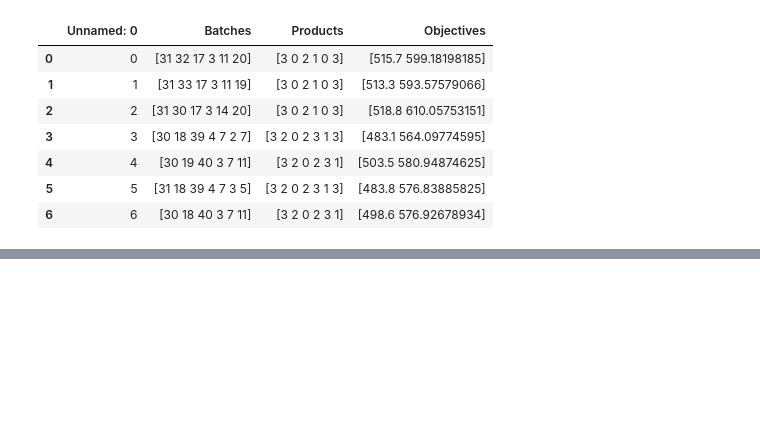
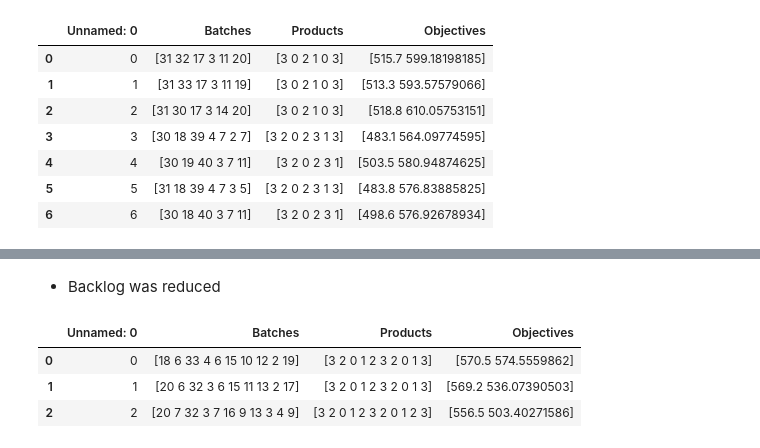
Before and after one commit to DTKx/capacityplanpy, a Jupyter notebook: 02_implementacao/parse_raw.ipynb, the cells around one changed output, grey strips where cells are left out. Cells and saved outputs as stored; diff of their text form; code cells hidden in the pictures; blank space fills up the shorter version.

```diff
--- a/02_implementacao/parse_raw.ipynb
+++ b/02_implementacao/parse_raw.ipynb
@@ -992,0 +1046,10 @@ results
+# %% [markdown]
+- Backlog was reduced
+# %%
+results=pd.read_csv(root_path_analysis+name+"solutions.csv")# Import from csv
+results
+# %% [output]
+|  | Unnamed: 0 | Batches | Products | Objectives |
+| 0 | 0 | [18 6 33 4 6 15 10 12 2 19] | [3 2 0 1 2 3 2 0 1 3] | [570.5 574.5559862] |
+| 1 | 1 | [20 6 32 3 6 15 11 13 2 17] | [3 2 0 1 2 3 2 0 1 3] | [569.2 536.07390503] |
+| 2 | 2 | [20 7 32 3 7 16 9 13 3 4 9] | [3 2 0 1 2 3 2 0 1 2 3] | [556.5 503.40271586] |
```
Also changed, not shown: parts of 13 cells of this notebook, 4 other files.
